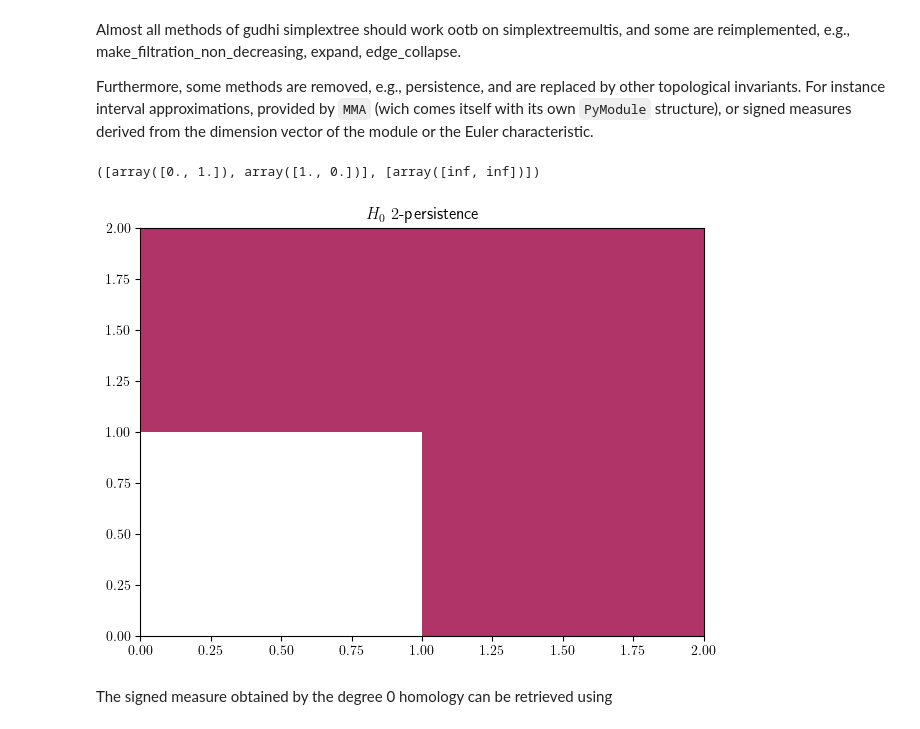
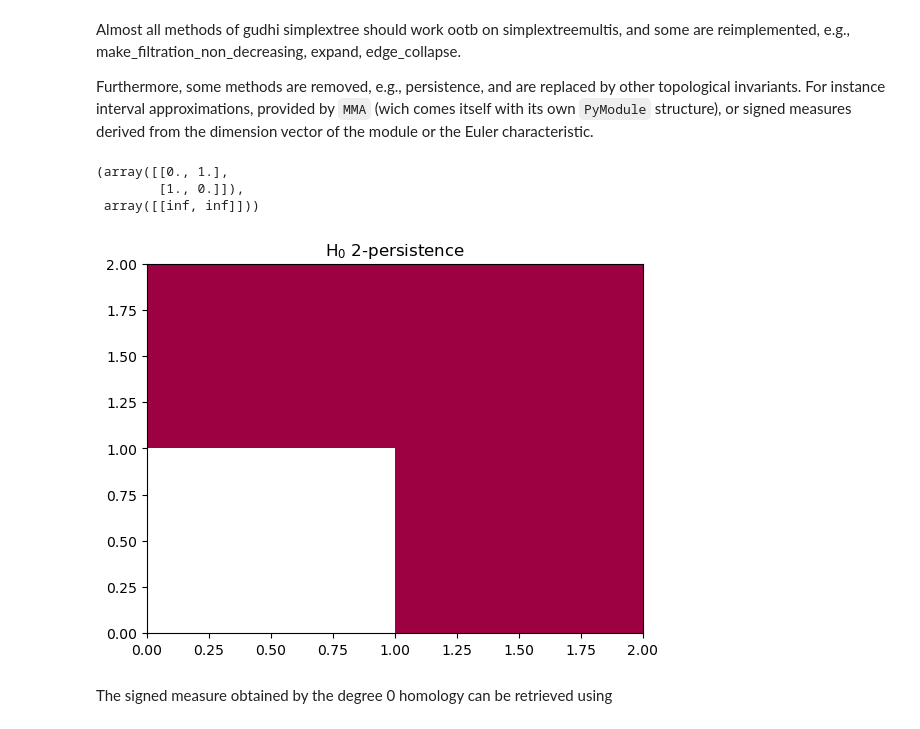
Before and after one commit to DavidLapous/multipers, a Jupyter notebook: docs/notebooks/simplex_tree_by_hand.ipynb, the cells around one changed output. Drawn from its saved outputs; the diff is of its cells as text; code cells hidden in the pictures.

```diff
--- a/docs/notebooks/simplex_tree_by_hand.ipynb
+++ b/docs/notebooks/simplex_tree_by_hand.ipynb
@@ -39,12 +39,15 @@ Almost all methods of gudhi simplextree should work ootb on simplextreemultis, a
 
 Furthermore, some methods are removed, e.g., persistence, and are replaced by other topological invariants. For instance interval approximations, provided by `MMA` (wich comes itself with its own `PyModule` structure), or signed measures derived from the dimension vector of the module or the Euler characteristic.
 # %%
+mp.plots.HAS_SHAPELY=False
 mma_pymodule = mp.module_approximation(st)
 mma_pymodule.plot(degree=0, box=[[0,0],[2,2]])
 mma_pymodule[0].get_birth_list(), mma_pymodule[0].get_death_list() ## The coordinates of the red shape
 # %% [output]
-([array([0., 1.]), array([1., 0.])], [array([inf, inf])])
+(array([[0., 1.],
+        [1., 0.]]),
+ array([[inf, inf]]))
-[figure, old version]
+[figure, new version]
 # %% [markdown]
 The signed measure obtained by the degree 0 homology can be retrieved using
 # %%
```
Also changed, not shown: parts of 17 cells of this notebook.
